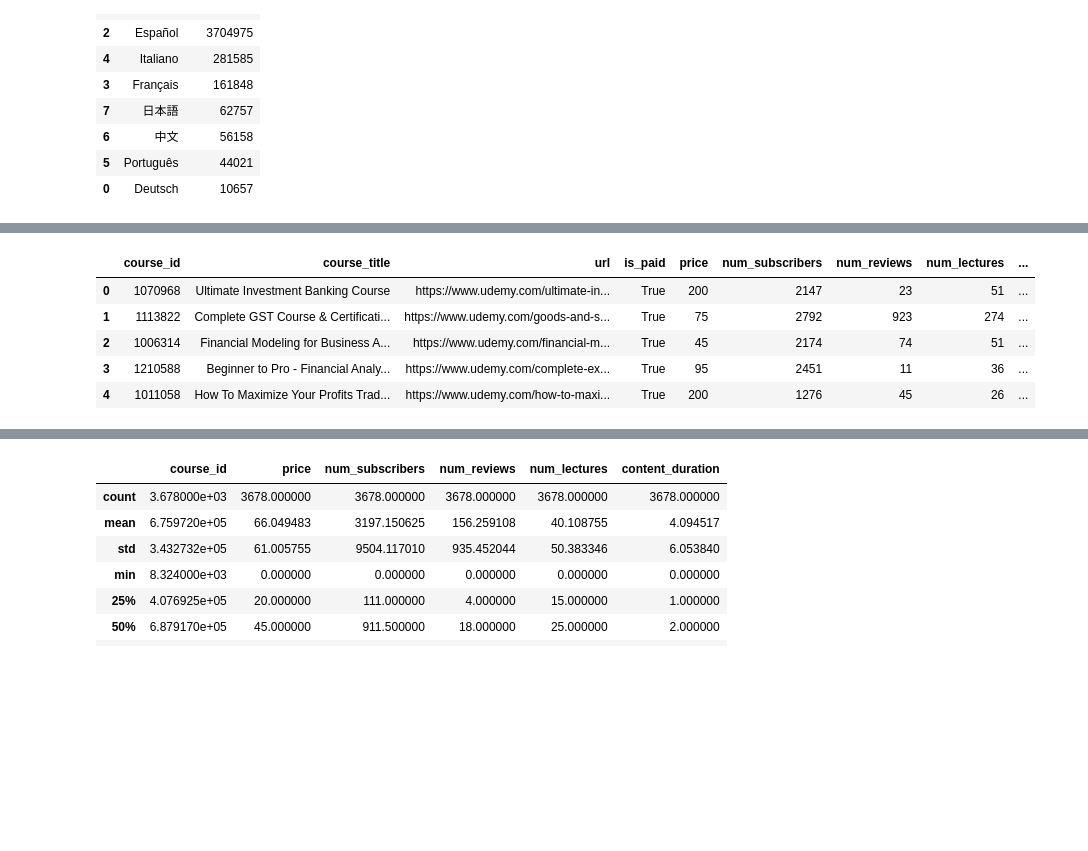
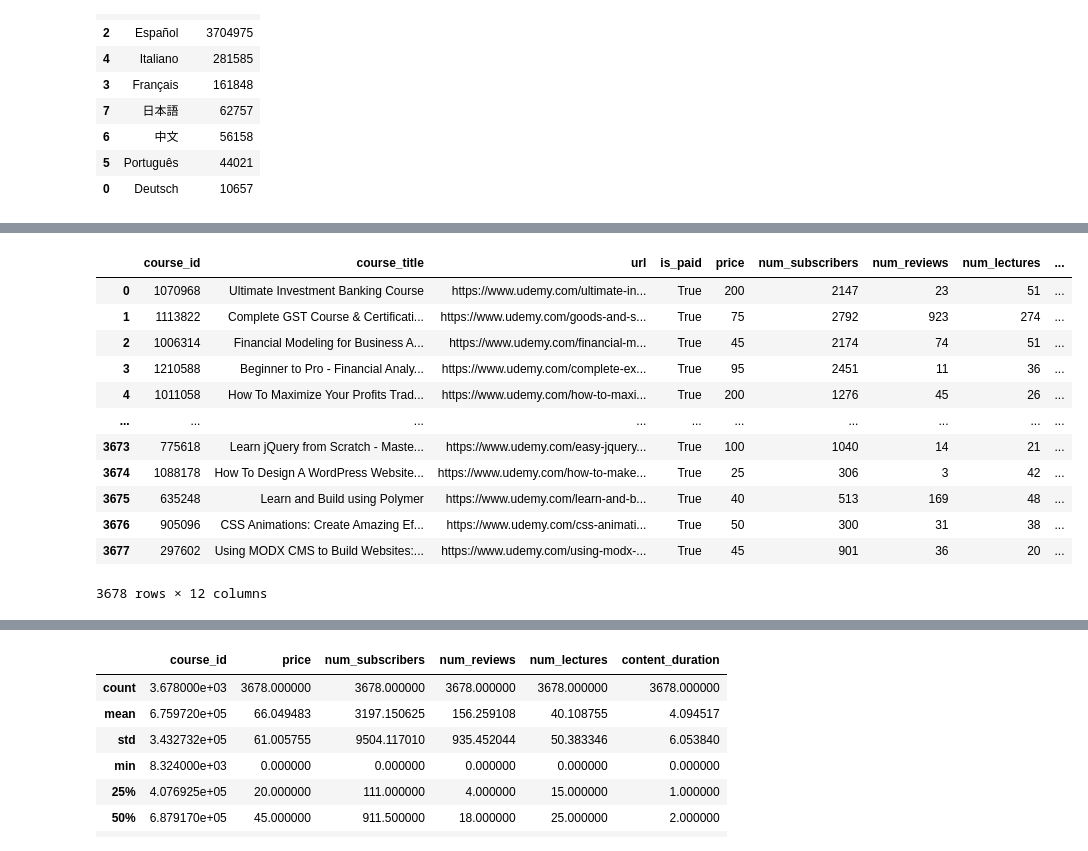
Before and after one commit to octa-acostamonti/MOOCs-Analyisis, a Jupyter notebook: EDA.ipynb, the cells around one changed output, grey strips where cells are left out. Drawn from its saved outputs; the diff is of its cells as text; code cells hidden in the pictures; blank space fills up the shorter version.

```diff
--- a/EDA.ipynb
+++ b/EDA.ipynb
@@ -509,14 +499,21 @@ plt.show()
 # %%
 udemy = pd.read_csv("./Datasets/udemy_courses.csv")
 # %%
-udemy.head()
+udemy
 # %% [output]
 |  | course_id | course_title | url | is_paid | price | num_subscribers | num_reviews | num_lectures | ... |
 | 0 | 1070968 | Ultimate Investment Banking Course | https://www.udemy.com/ultimate-in... | True | 200 | 2147 | 23 | 51 | ... |
 | 1 | 1113822 | Complete GST Course & Certificati... | https://www.udemy.com/goods-and-s... | True | 75 | 2792 | 923 | 274 | ... |
 | 2 | 1006314 | Financial Modeling for Business A... | https://www.udemy.com/financial-m... | True | 45 | 2174 | 74 | 51 | ... |
 | 3 | 1210588 | Beginner to Pro - Financial Analy... | https://www.udemy.com/complete-ex... | True | 95 | 2451 | 11 | 36 | ... |
 | 4 | 1011058 | How To Maximize Your Profits Trad... | https://www.udemy.com/how-to-maxi... | True | 200 | 1276 | 45 | 26 | ... |
+| ... | ... | ... | ... | ... | ... | ... | ... | ... | ... |
+| 3673 | 775618 | Learn jQuery from Scratch - Maste... | https://www.udemy.com/easy-jquery... | True | 100 | 1040 | 14 | 21 | ... |
+| 3674 | 1088178 | How To Design A WordPress Website... | https://www.udemy.com/how-to-make... | True | 25 | 306 | 3 | 42 | ... |
+| 3675 | 635248 | Learn and Build using Polymer | https://www.udemy.com/learn-and-b... | True | 40 | 513 | 169 | 48 | ... |
+| 3676 | 905096 | CSS Animations: Create Amazing Ef... | https://www.udemy.com/css-animati... | True | 50 | 300 | 31 | 38 | ... |
+| 3677 | 297602 | Using MODX CMS to Build Websites:... | https://www.udemy.com/using-modx-... | True | 45 | 901 | 36 | 20 | ... |
+3678 rows × 12 columns
 # %%
 udemy.info()
 # %% [output]
```
Also changed, not shown: parts of 4 cells of this notebook, 1 other file.
